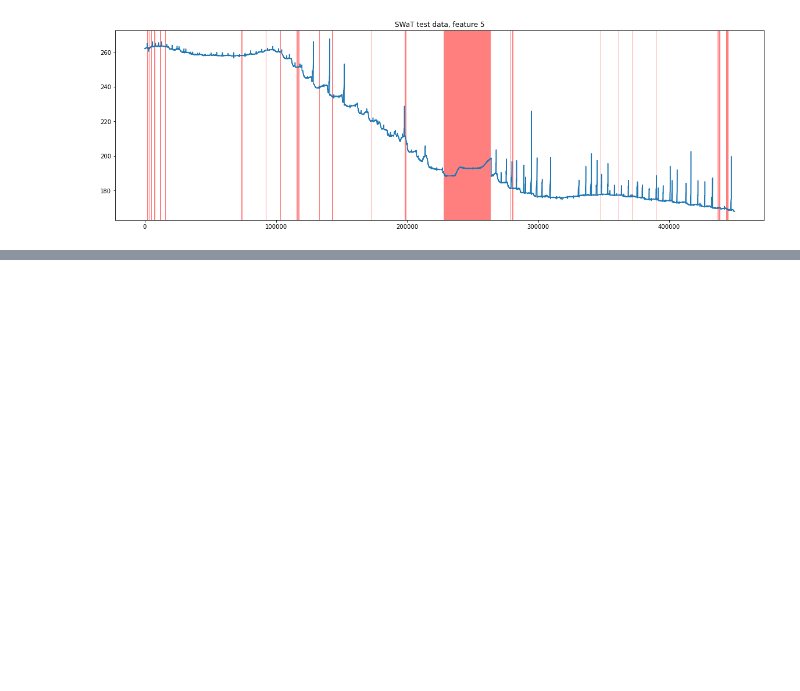
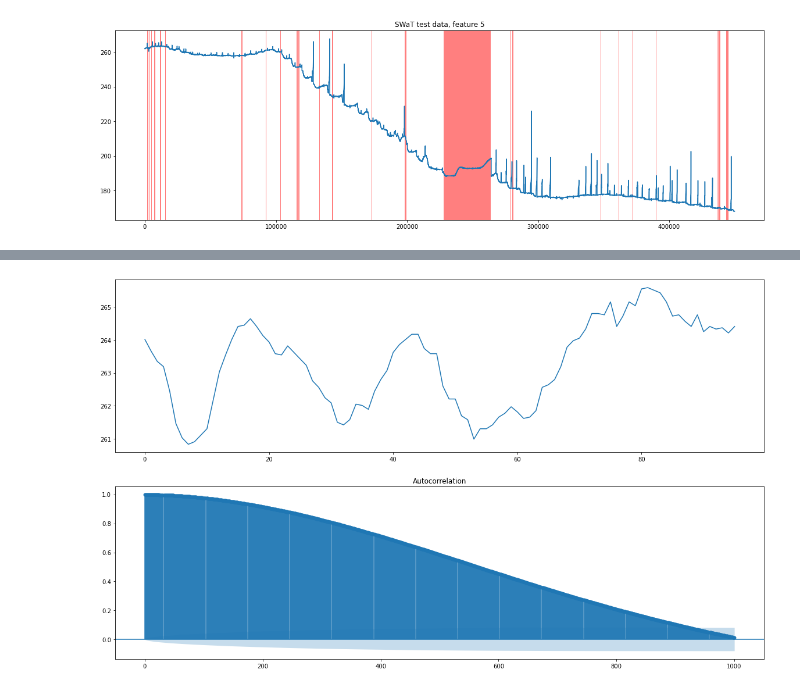
Before and after one commit to carrtesy/TSADBench, a Jupyter notebook: EDA/SWaT.ipynb, the cells around one changed output, grey strips where cells are left out. Saved outputs shown, nothing was run; the diff lists cells and outputs as text; code cells hidden in the pictures; blank space fills up the shorter version.

```diff
--- a/EDA/SWaT.ipynb
+++ b/EDA/SWaT.ipynb
@@ -46,0 +58,9 @@ datafactory.visualize_dataset(train_X, train_y, test_X, test_y, dataset_name=dat
+# %%
+fig, (ax1, ax2) = plt.subplots(2, 1, figsize=(20, 12))
+F = 1
+D = 100
+ax1.plot(train_X[D:D+args.window_size, F])
+sm.graphics.tsa.plot_acf(train_X[:,F], ax2, fft=True, lags=1000)
+plt.show()
+# %% [output]
+[figure, added]
```
Also changed, not shown: parts of 7 cells of this notebook, 9 other files.
